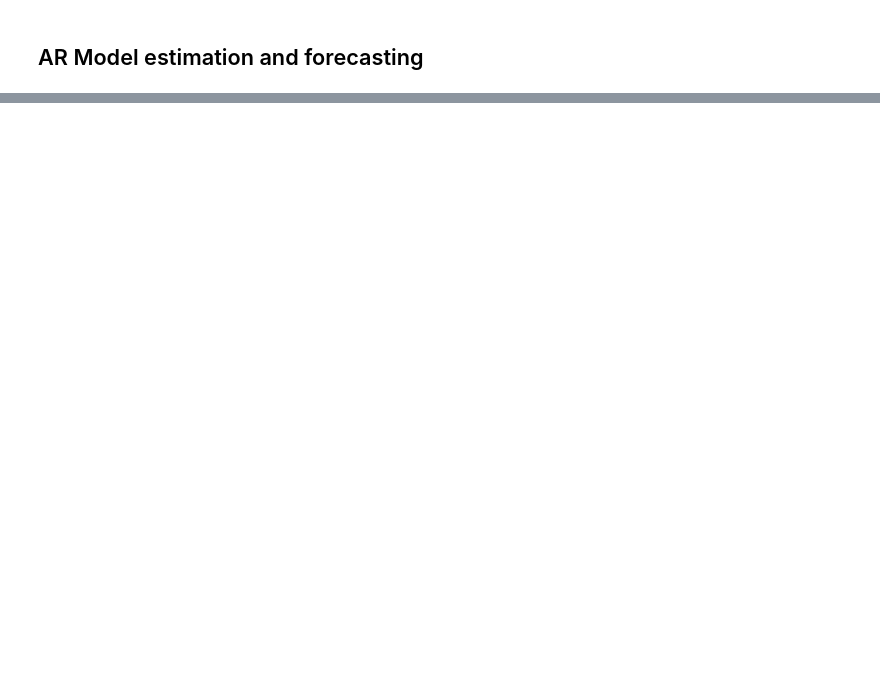
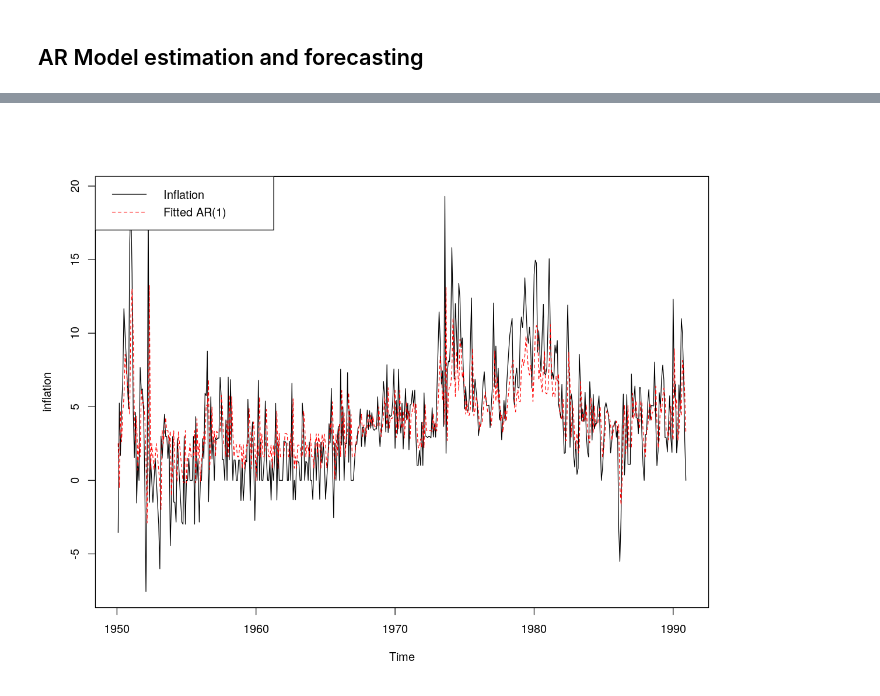
Before and after one commit to denglert/R-sandbox, a Jupyter notebook: datacamp/Time_series/Autoregression.ipynb, the cells around one changed output, grey strips where cells are left out. Drawn from its saved outputs; the diff is of its cells as text; code cells hidden in the pictures; blank space fills up the shorter version.

```diff
--- a/datacamp/Time_series/Autoregression.ipynb
+++ b/datacamp/Time_series/Autoregression.ipynb
@@ -82,0 +91,2 @@ install.packages("Ecdat", "/home/edy/lib/build/anaconda3/lib/R/library")
+# %%
+inflation <- as.ts(Mishkin[,1])
@@ -82,0 +115,2 @@ install.packages("Ecdat", "/home/edy/lib/build/anaconda3/lib/R/library")
+# %%
+AR_inflation <- arima(inflation, order=c(1,0,0))
@@ -82,0 +177,10 @@ install.packages("Ecdat", "/home/edy/lib/build/anaconda3/lib/R/library")
+# %%
+AR_inflation_fitted <- inflation - residuals(AR_inflation)
+# %%
+options(repr.plot.width=10, repr.plot.height=8)
+ts.plot(inflation)
+
+points(AR_inflation_fitted, type='l', col='red', lty=2)
+legend("topleft", legend=c("Inflation", "Fitted AR(1)"), col=c("black", "red"), lty=c(1,2))
+# %% [output]
+[figure, added]
```
Also changed, not shown: parts of 34 cells of this notebook, 1 other file.
